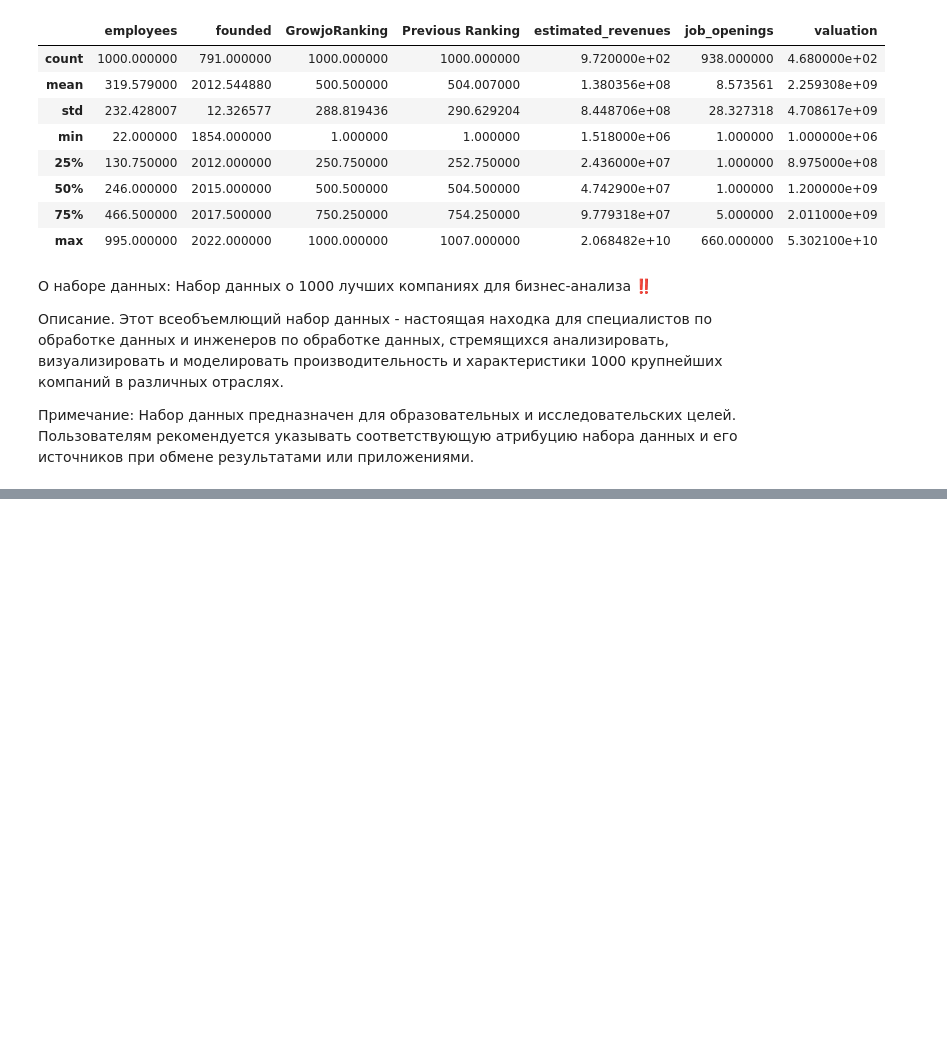
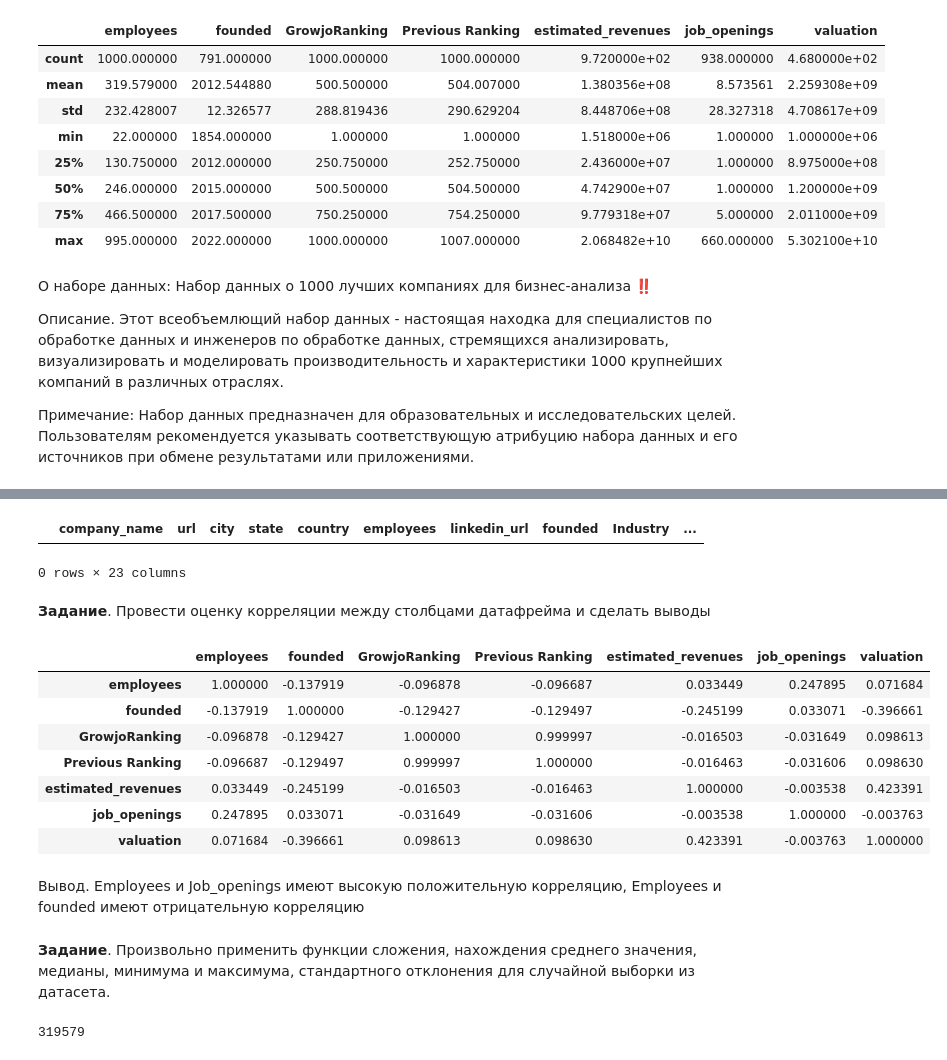
Before and after one commit to 2023Serg/My, a Jupyter notebook: Untitled3.ipynb, the cells around one changed output, grey strips where cells are left out. Drawn from its saved outputs; the diff is of its cells as text; code cells hidden in the pictures; blank space fills up the shorter version.

```diff
--- a/Untitled3.ipynb
+++ b/Untitled3.ipynb
@@ -80,0 +138,26 @@ data.describe()
+# %%
+rows_with_null
+# %% [output]
+|  | company_name | url | city | state | country | employees | linkedin_url | founded | Industry | ... |
+0 rows × 23 columns
+# %% [markdown]
+**Задание**. Провести оценку корреляции между столбцами датафрейма и
+сделать выводы
+# %%
+df_1 = df.corr()
+# %%
+df_1
+# %% [output]
+|  | employees | founded | GrowjoRanking | Previous Ranking | estimated_revenues | job_openings | valuation |
+| employees | 1.000000 | -0.137919 | -0.096878 | -0.096687 | 0.033449 | 0.247895 | 0.071684 |
+| founded | -0.137919 | 1.000000 | -0.129427 | -0.129497 | -0.245199 | 0.033071 | -0.396661 |
+| GrowjoRanking | -0.096878 | -0.129427 | 1.000000 | 0.999997 | -0.016503 | -0.031649 | 0.098613 |
+| Previous Ranking | -0.096687 | -0.129497 | 0.999997 | 1.000000 | -0.016463 | -0.031606 | 0.098630 |
+| estimated_revenues | 0.033449 | -0.245199 | -0.016503 | -0.016463 | 1.000000 | -0.003538 | 0.423391 |
+| job_openings | 0.247895 | 0.033071 | -0.031649 | -0.031606 | -0.003538 | 1.000000 | -0.003763 |
+| valuation | 0.071684 | -0.396661 | 0.098613 | 0.098630 | 0.423391 | -0.003763 | 1.000000 |
+# %% [markdown]
+Вывод. Employees и Job_openings имеют высокую положительную корреляцию,
+Employees и founded имеют отрицательную корреляцию
+# %% [markdown]
+**Задание**. Произвольно применить функции сложения, нахождения среднего значения, медианы, минимума и максимума, стандартного отклонения для случайной выборки из датасета.
@@ -80,0 +168,4 @@ data.describe()
+# %%
+df_sum
+# %% [output]
+319579
```
Also changed, not shown: parts of 28 cells of this notebook.
